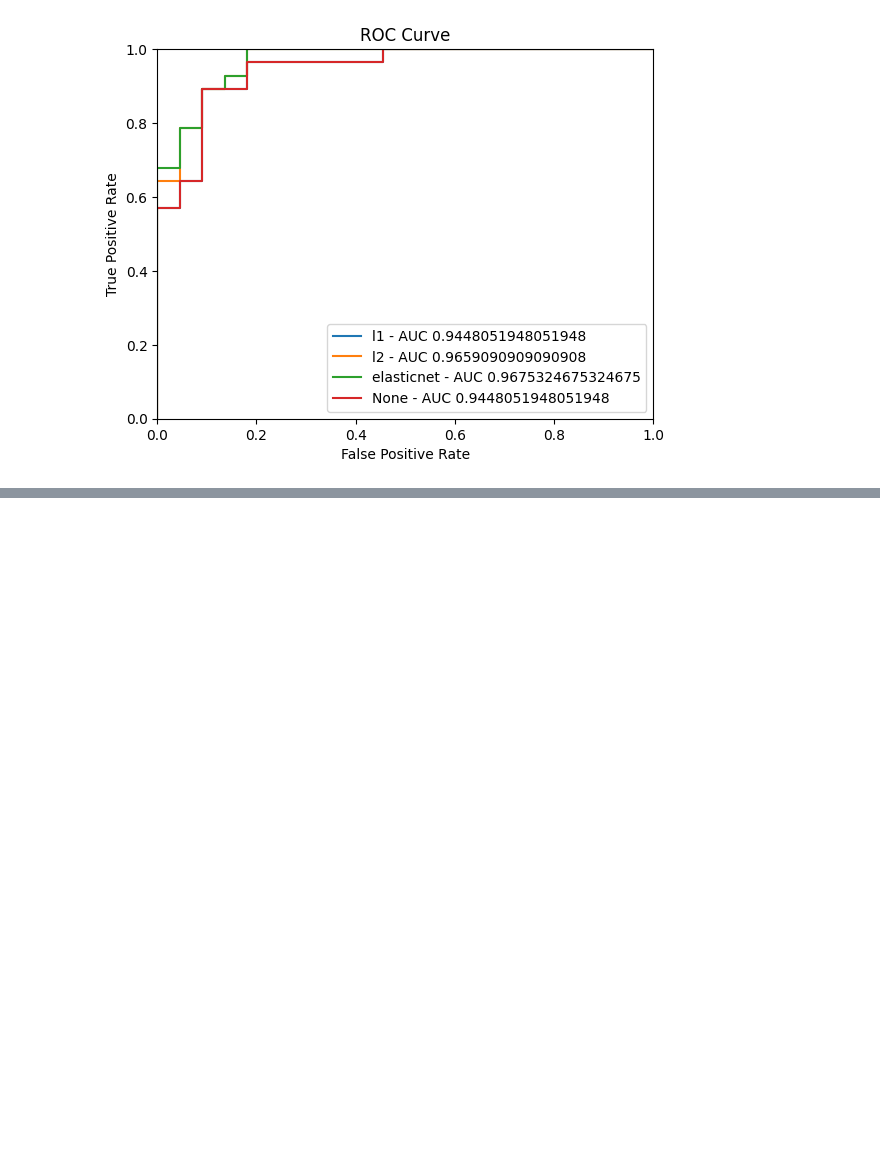
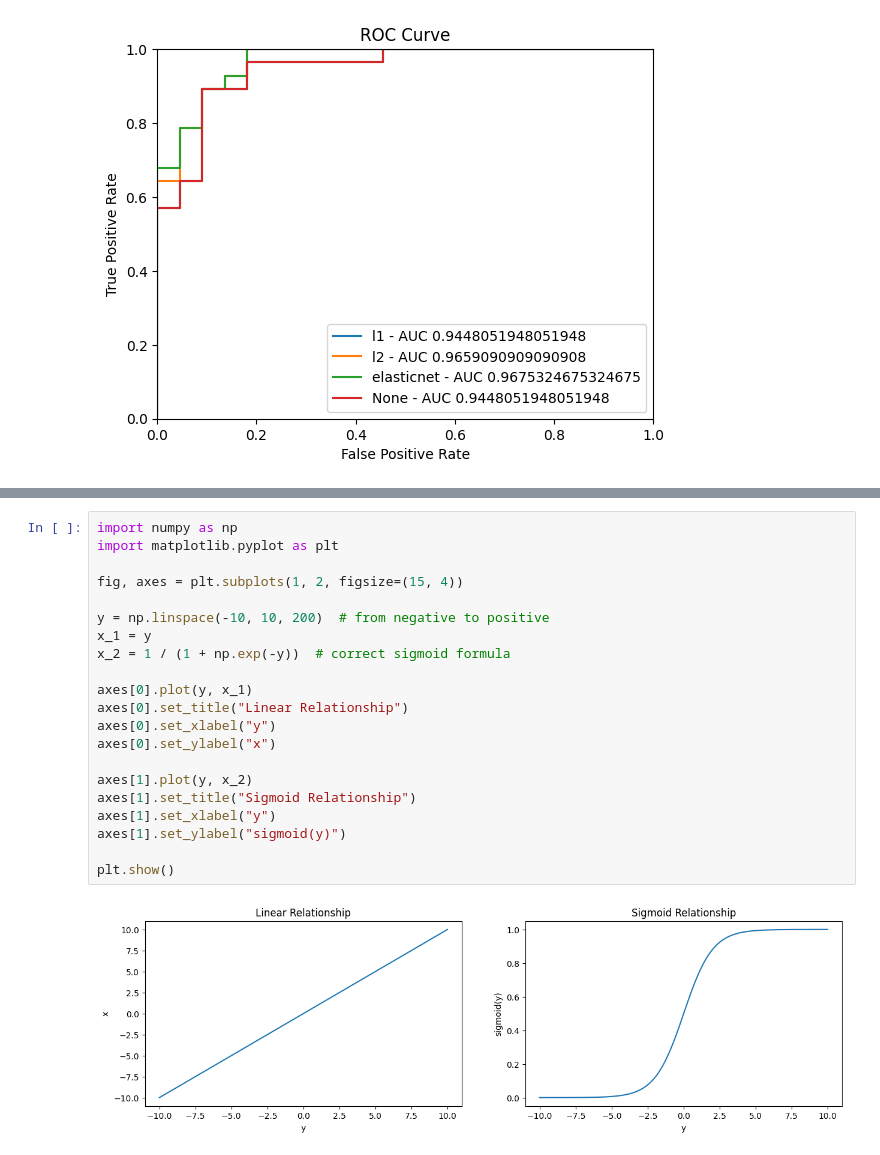
Before and after one commit to jakeogrady/machine_learning_assignments, a Jupyter notebook: logistic_regression.ipynb, the cells around one changed output, grey strips where cells are left out. Saved outputs shown, nothing was run; the diff lists cells and outputs as text; blank space fills up the shorter version.

Commit message:
feat(logistic_regression.ipynb): Added an example graph which shows the difference between using a linear function and a sigmoid function

```diff
--- a/logistic_regression.ipynb
+++ b/logistic_regression.ipynb
@@ -380,3 +383,26 @@ print(results_df.to_string(index=False))
                L2               0.90            0.86              0.90           0.93       0.9
        ELASTICNET               0.90            0.86              0.90           0.93       0.9
 No Regularization               0.87            0.91              0.93           0.89       0.9
+# %%
+import numpy as np
+import matplotlib.pyplot as plt
+
+fig, axes = plt.subplots(1, 2, figsize=(15, 4))
+
+y = np.linspace(-10, 10, 200)  # from negative to positive
+x_1 = y
+x_2 = 1 / (1 + np.exp(-y))  # correct sigmoid formula
+
+axes[0].plot(y, x_1)
+axes[0].set_title("Linear Relationship")
+axes[0].set_xlabel("y")
+axes[0].set_ylabel("x")
+
+axes[1].plot(y, x_2)
+axes[1].set_title("Sigmoid Relationship")
+axes[1].set_xlabel("y")
+axes[1].set_ylabel("sigmoid(y)")
+
+plt.show()
+# %% [output]
+[figure, added]
```
Also changed, not shown: parts of 3 cells of this notebook, 1 other file.
